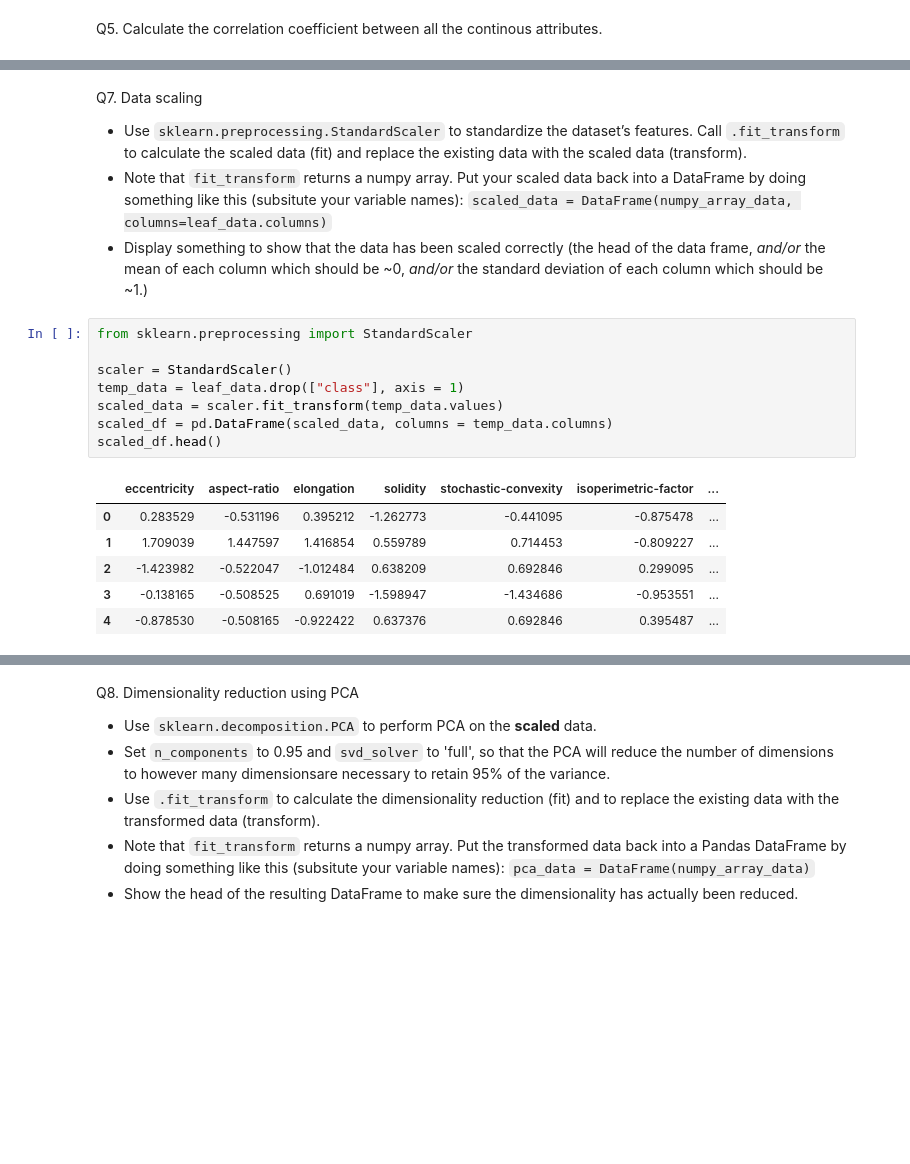
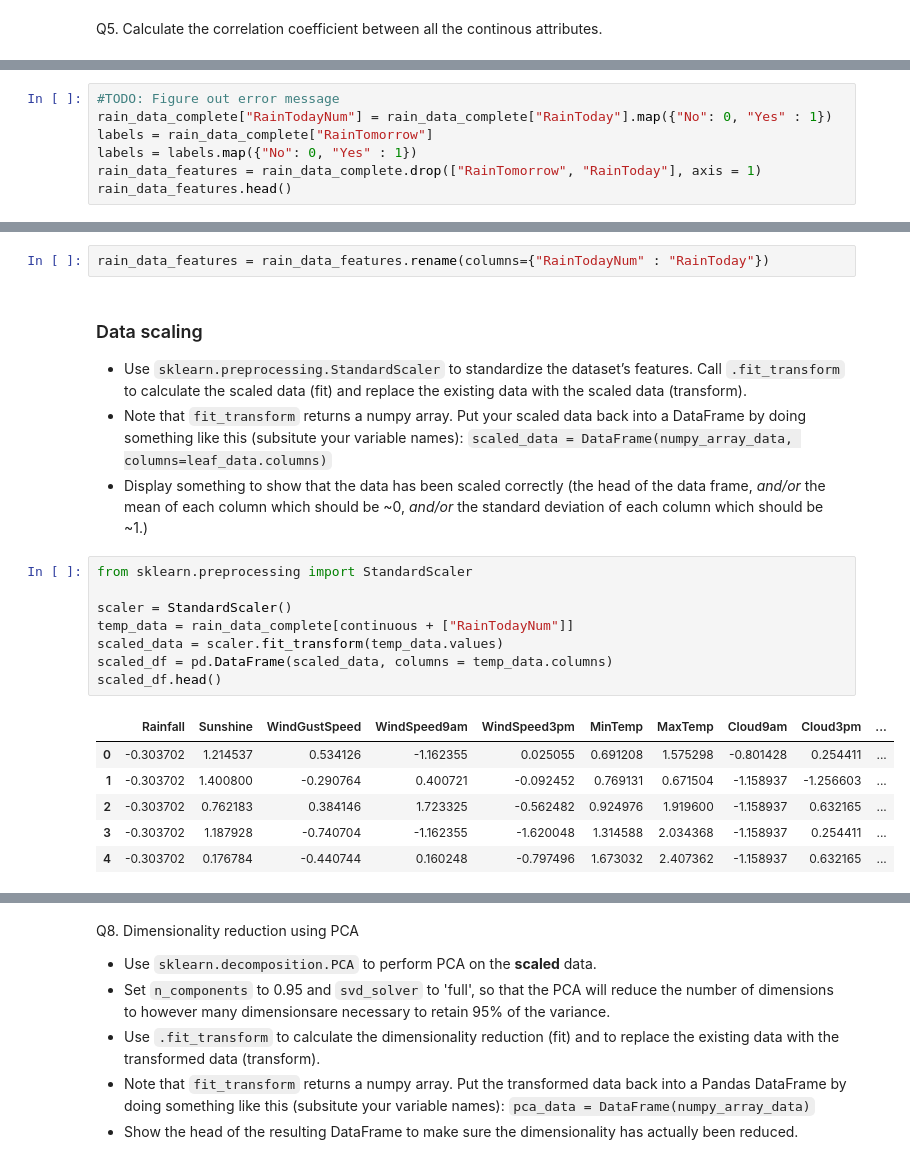
Before and after one commit to zile151/RainAUS, a Jupyter notebook: Data_Mining_Project.ipynb, the cells around one changed output, grey strips where cells are left out. Drawn from its saved outputs; the diff is of its cells as text; blank space fills up the shorter version.

Commit message:
finished data exploration

```diff
--- a/Data_Mining_Project.ipynb
+++ b/Data_Mining_Project.ipynb
@@ -241,0 +316,7 @@ plt.boxplot(leaf_data['average-contrast'])
+# %%
+#TODO: Figure out error message
+rain_data_complete["RainTodayNum"] = rain_data_complete["RainToday"].map({"No": 0, "Yes" : 1})
+labels = rain_data_complete["RainTomorrow"]
+labels = labels.map({"No": 0, "Yes" : 1})
+rain_data_features = rain_data_complete.drop(["RainTomorrow", "RainToday"], axis = 1)
+rain_data_features.head()
@@ -242,5 +336,7 @@ plt.boxplot(leaf_data['average-contrast'])
+# %%
+rain_data_features = rain_data_features.rename(columns={"RainTodayNum" : "RainToday"})
 # %% [markdown]
-Q7. Data scaling
+### Data scaling
 
 * Use `sklearn.preprocessing.StandardScaler` to standardize the dataset’s features. Call `.fit_transform` to calculate the scaled data (fit) and replace the existing data with the scaled data (transform).
 * Note that `fit_transform` returns a numpy array. Put your scaled data back into a DataFrame by doing something like this (subsitute your variable names): `scaled_data = DataFrame(numpy_array_data, columns=leaf_data.columns)`
@@ -248,18 +344,18 @@ Q7. Data scaling
 # %%
 from sklearn.preprocessing import StandardScaler
 
 scaler = StandardScaler()
-temp_data = leaf_data.drop(["class"], axis = 1)
+temp_data = rain_data_complete[continuous + ["RainTodayNum"]]
 scaled_data = scaler.fit_transform(temp_data.values)
 scaled_df = pd.DataFrame(scaled_data, columns = temp_data.columns)
 scaled_df.head()
 # %% [output]
-|  | eccentricity | aspect-ratio | elongation | solidity | stochastic-convexity | isoperimetric-factor | ... |
-| 0 | 0.283529 | -0.531196 | 0.395212 | -1.262773 | -0.441095 | -0.875478 | ... |
-| 1 | 1.709039 | 1.447597 | 1.416854 | 0.559789 | 0.714453 | -0.809227 | ... |
-| 2 | -1.423982 | -0.522047 | -1.012484 | 0.638209 | 0.692846 | 0.299095 | ... |
-| 3 | -0.138165 | -0.508525 | 0.691019 | -1.598947 | -1.434686 | -0.953551 | ... |
-| 4 | -0.878530 | -0.508165 | -0.922422 | 0.637376 | 0.692846 | 0.395487 | ... |
+|  | Rainfall | Sunshine | WindGustSpeed | WindSpeed9am | WindSpeed3pm | MinTemp | MaxTemp | Cloud9am | Cloud3pm | ... |
+| 0 | -0.303702 | 1.214537 | 0.534126 | -1.162355 | 0.025055 | 0.691208 | 1.575298 | -0.801428 | 0.254411 | ... |
+| 1 | -0.303702 | 1.400800 | -0.290764 | 0.400721 | -0.092452 | 0.769131 | 0.671504 | -1.158937 | -1.256603 | ... |
+| 2 | -0.303702 | 0.762183 | 0.384146 | 1.723325 | -0.562482 | 0.924976 | 1.919600 | -1.158937 | 0.632165 | ... |
+| 3 | -0.303702 | 1.187928 | -0.740704 | -1.162355 | -1.620048 | 1.314588 | 2.034368 | -1.158937 | 0.254411 | ... |
+| 4 | -0.303702 | 0.176784 | -0.440744 | 0.160248 | -0.797496 | 1.673032 | 2.407362 | -1.158937 | 0.632165 | ... |
 # %%
 scaled_df.describe()
 # %% [output]
```
Also changed, not shown: parts of 18 cells of this notebook.
